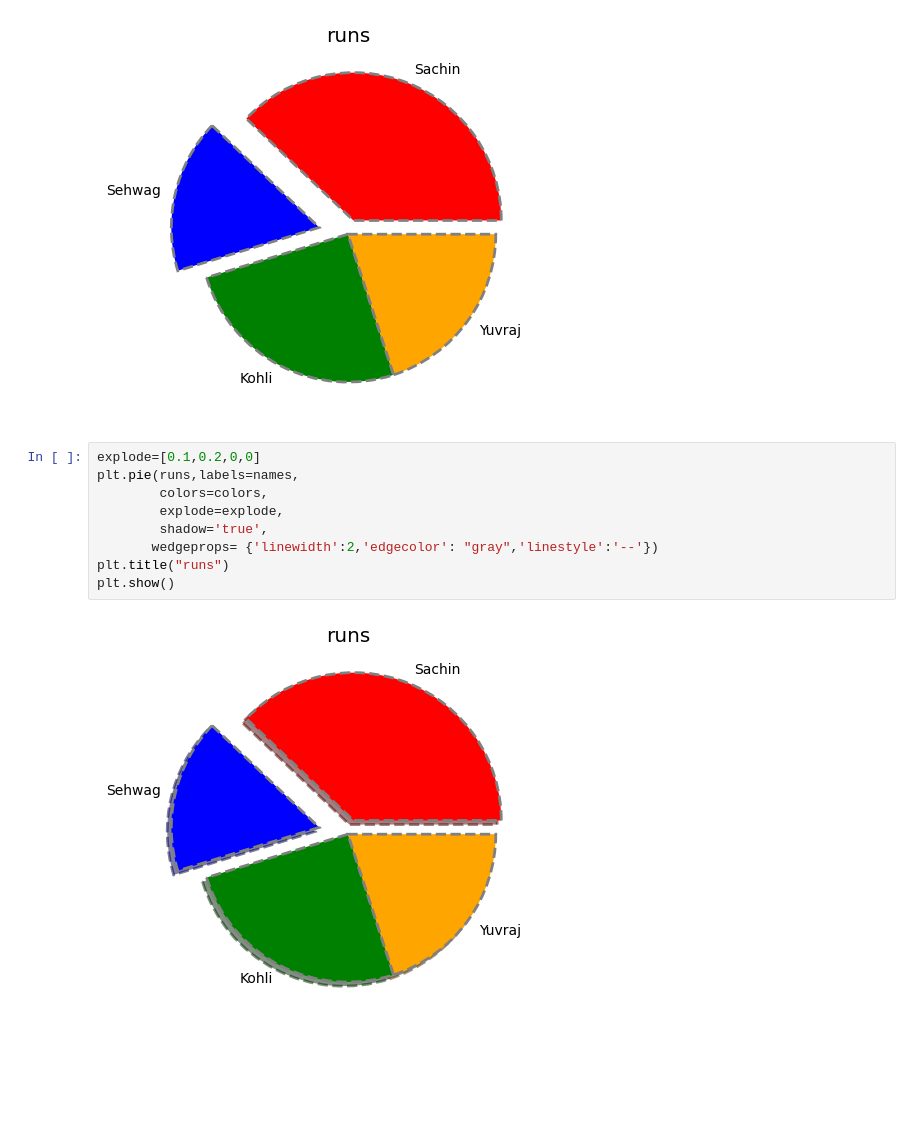
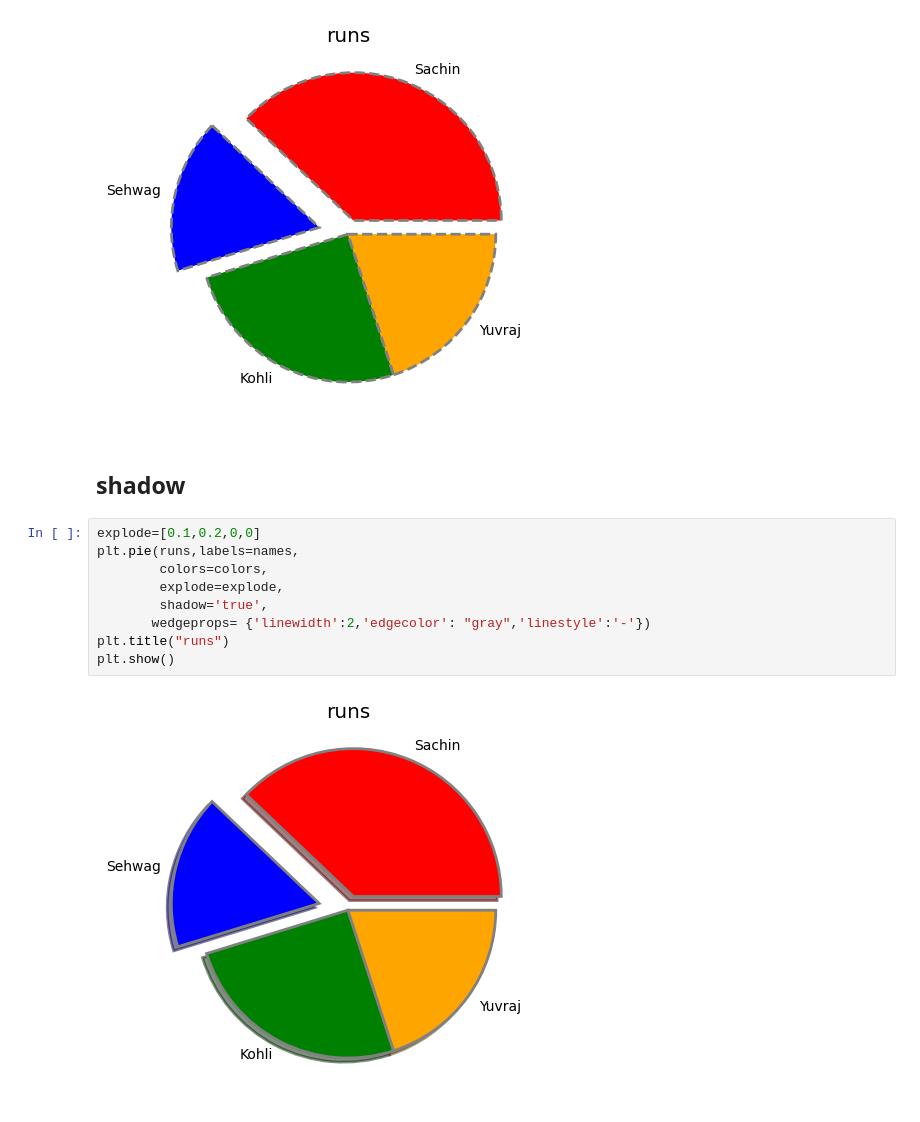
Before and after one commit to Abhishek-x23/Data_Science_Journey, a Jupyter notebook: 4.Matplotlib and seaborn/4.piechart.ipynb, the cells around one changed output. Saved outputs shown, nothing was run; the diff lists cells and outputs as text; blank space fills up the shorter version.

```diff
--- a/4.Matplotlib and seaborn/4.piechart.ipynb
+++ b/4.Matplotlib and seaborn/4.piechart.ipynb
@@ -28,14 +36,16 @@ plt.title("runs")
 plt.show()
 # %% [output]
 [figure]
+# %% [markdown]
+## shadow
 # %%
 explode=[0.1,0.2,0,0]
 plt.pie(runs,labels=names,
         colors=colors,
         explode=explode,
         shadow='true',
-       wedgeprops= {'linewidth':2,'edgecolor': "gray",'linestyle':'--'})
+       wedgeprops= {'linewidth':2,'edgecolor': "gray",'linestyle':'-'})
 plt.title("runs")
 plt.show()
 # %% [output]
-[figure, old version]
+[figure, new version]
```
Also changed, not shown: parts of 7 cells of this notebook.
